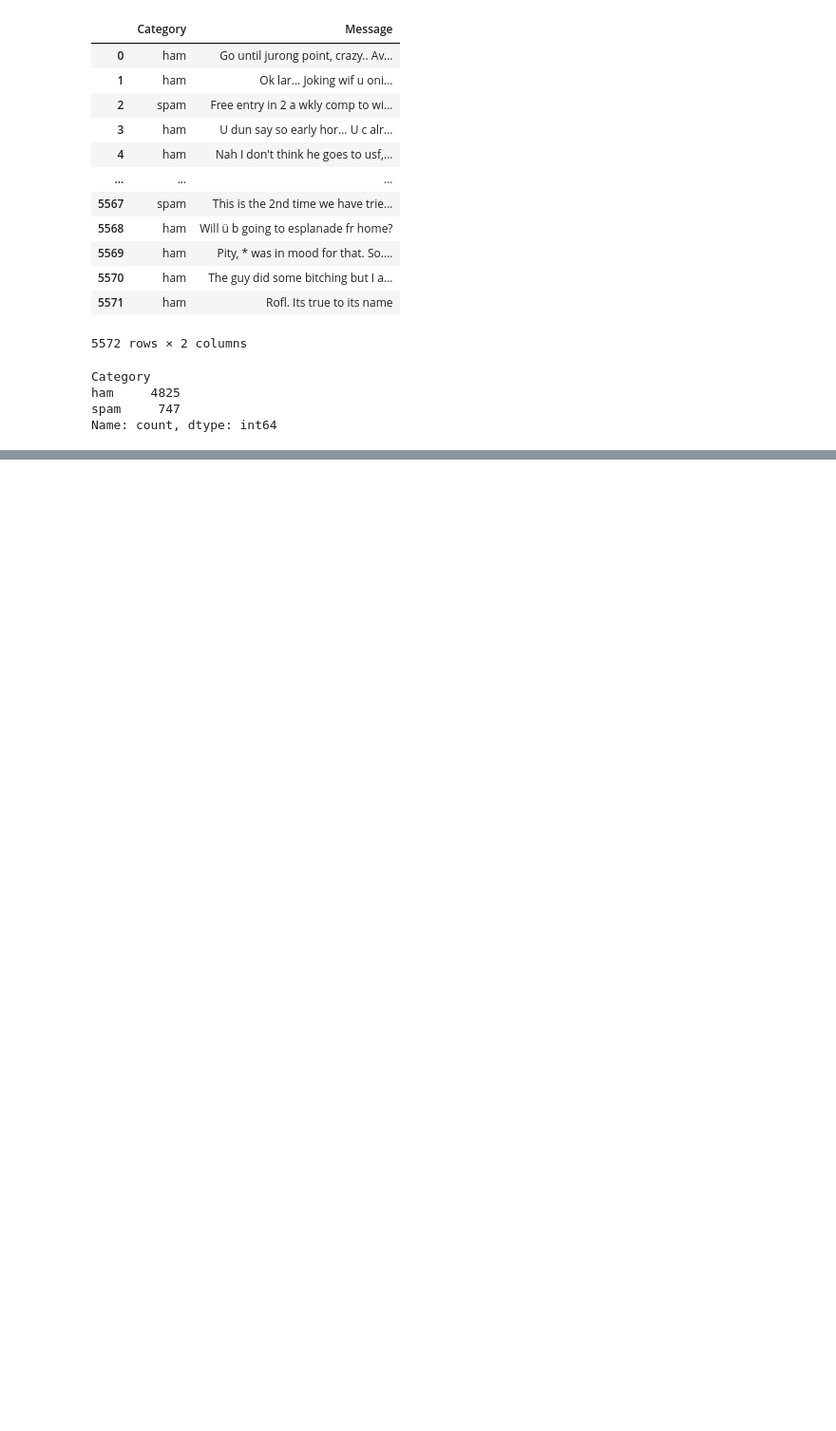
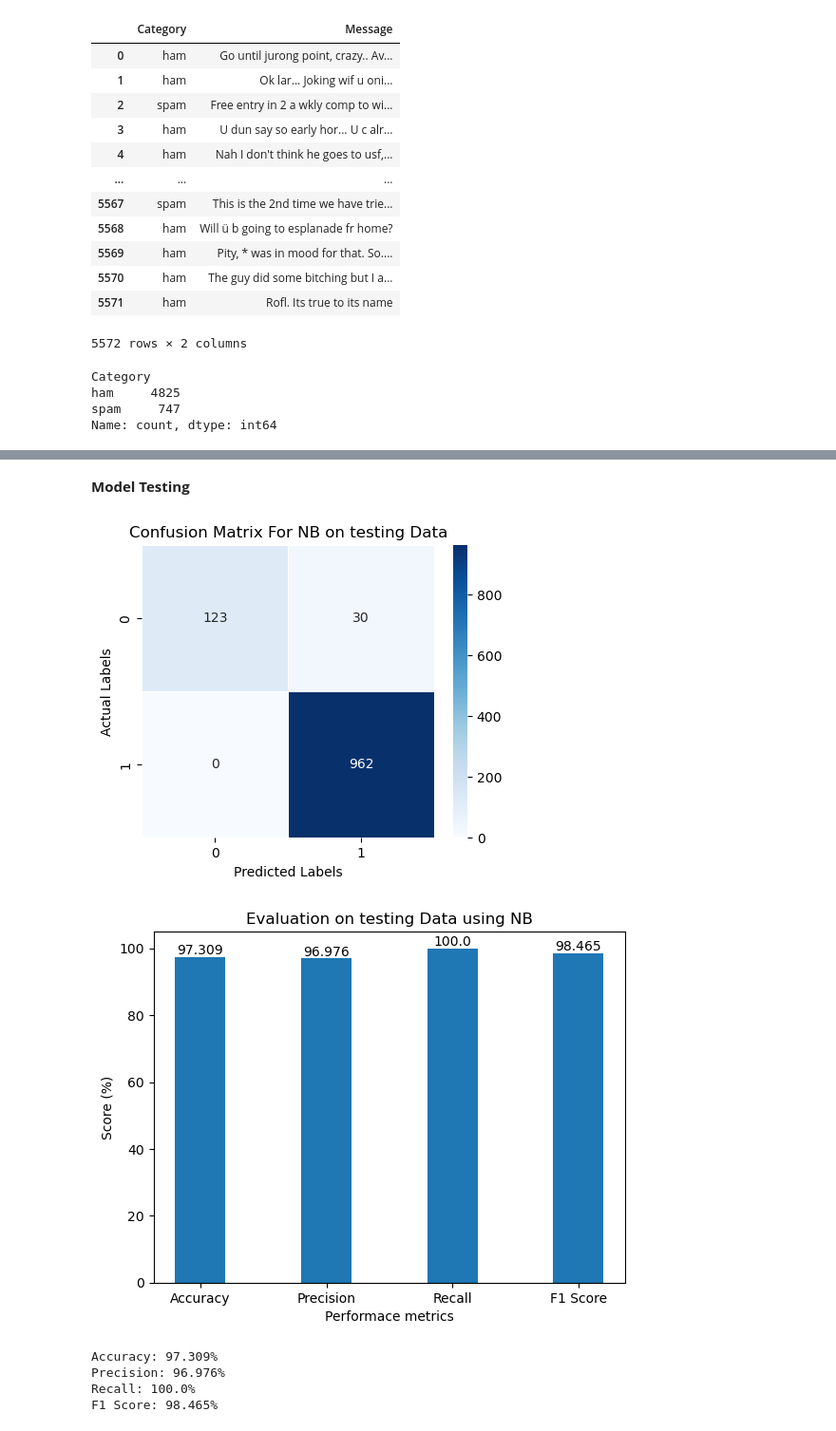
Before and after one commit to Dharmendrathapa3/Spam-Mail-Prediction, a Jupyter notebook: Spam_Mail_Prediction.ipynb, the cells around one changed output, grey strips where cells are left out. Shown at 95% size. Cells and saved outputs as stored; diff of their text form; code cells hidden in the pictures; blank space fills up the shorter version.

```diff
--- a/Spam_Mail_Prediction.ipynb
+++ b/Spam_Mail_Prediction.ipynb
@@ -61,0 +117,50 @@ Y_test = Y_test.astype('int')
+# %% [markdown]
+**Model Testing**
+# %%
+test_pred=nb.predict(X_test_features)
+
+
+nb_a_t=round(accuracy_score(Y_test,test_pred),5)*100
+nb_p_t=round(precision_score(Y_test,test_pred),5)*100
+nb_r_t=round(recall_score(Y_test,test_pred),5)*100
+nb_f1_t=round(f1_score(Y_test,test_pred),5)*100
+cm = confusion_matrix(Y_test, test_pred)
+
+plt.figure(figsize=(5, 4))
+sns.heatmap(cm, annot=True, fmt='d', cmap='Blues', linewidths=0.5, square=True)
+
+plt.xlabel('Predicted Labels')
+plt.ylabel('Actual Labels')
+plt.title('Confusion Matrix For NB on testing Data')
+
+plt.show()
+
+
+################ Bar Graph ################
+X = ['Accuracy','Precision','Recall','F1 Score']
+evl_mpl = [nb_a_t, nb_p_t, nb_r_t,nb_f1_t]
+X_axis = np.arange(len(X))
+bars=plt.bar(X_axis, evl_mpl, 0.4)
+
+for bar in bars:
+    height = bar.get_height()
+    plt.text(bar.get_x() + bar.get_width() / 2, height,  # position: center top edge
+     str(height), ha='center', va='bottom')
+plt.xticks(X_axis, X)
+plt.title("Evaluation on testing Data using NB")
+plt.xlabel("Performace metrics")
+plt.ylabel("Score (%)")
+plt.show()
+##################################
+
+print(f'Accuracy: {nb_a_t}%')
+print(f'Precision: {nb_p_t}%')
+print(f'Recall: {nb_r_t}%')
+print(f'F1 Score: {nb_f1_t}%')
+# %% [output]
+[figure, added]
+[figure, added]
+Accuracy: 97.309%
+Precision: 96.976%
+Recall: 100.0%
+F1 Score: 98.465%
```
Also changed, not shown: parts of 8 cells of this notebook.
